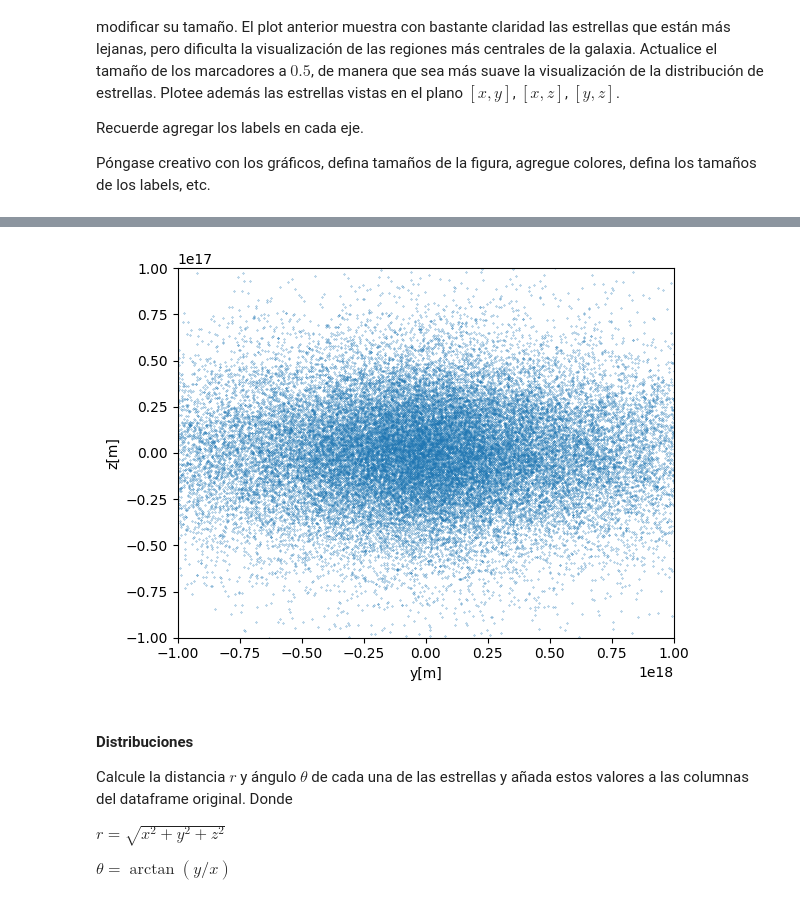
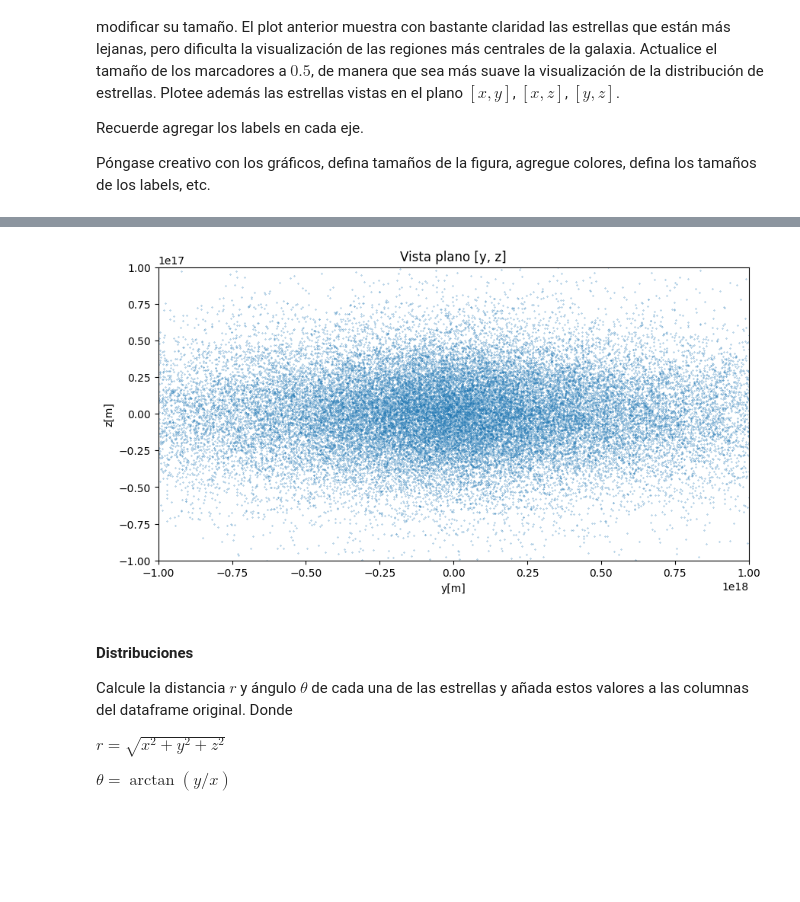
Before and after one commit to carlos-riquelme-c/Tarea-1, a Jupyter notebook: Tarea_1.ipynb, the cells around one changed output, grey strips where cells are left out. Cells and saved outputs as stored; diff of their text form; code cells hidden in the pictures; blank space fills up the shorter version.

```diff
--- a/Tarea_1.ipynb
+++ b/Tarea_1.ipynb
@@ -422,18 +445,19 @@ plt.show()
 # %%
 # Grafique vista en plano [y, z] aquí
+plt.figure(figsize=(10, 5))
+
 plt.xlim(-1e18, 1e18)
 plt.ylim(-1e17, 1e17)
 
 plt.plot(df_galaxy2['y[m]'], df_galaxy2['z[m]'], '.', markersize=0.5)
 
-# Etiquetas de los ejes
+plt.title('Vista plano [y, z]')
 plt.xlabel('y[m]')
 plt.ylabel('z[m]')
 
-# Mostrar el gráfico
 plt.show()
 # %% [output]
-[figure, old version]
+[figure, new version]
 # %% [markdown]
 #### Distribuciones
 
```
Also changed, not shown: parts of 29 cells of this notebook.
